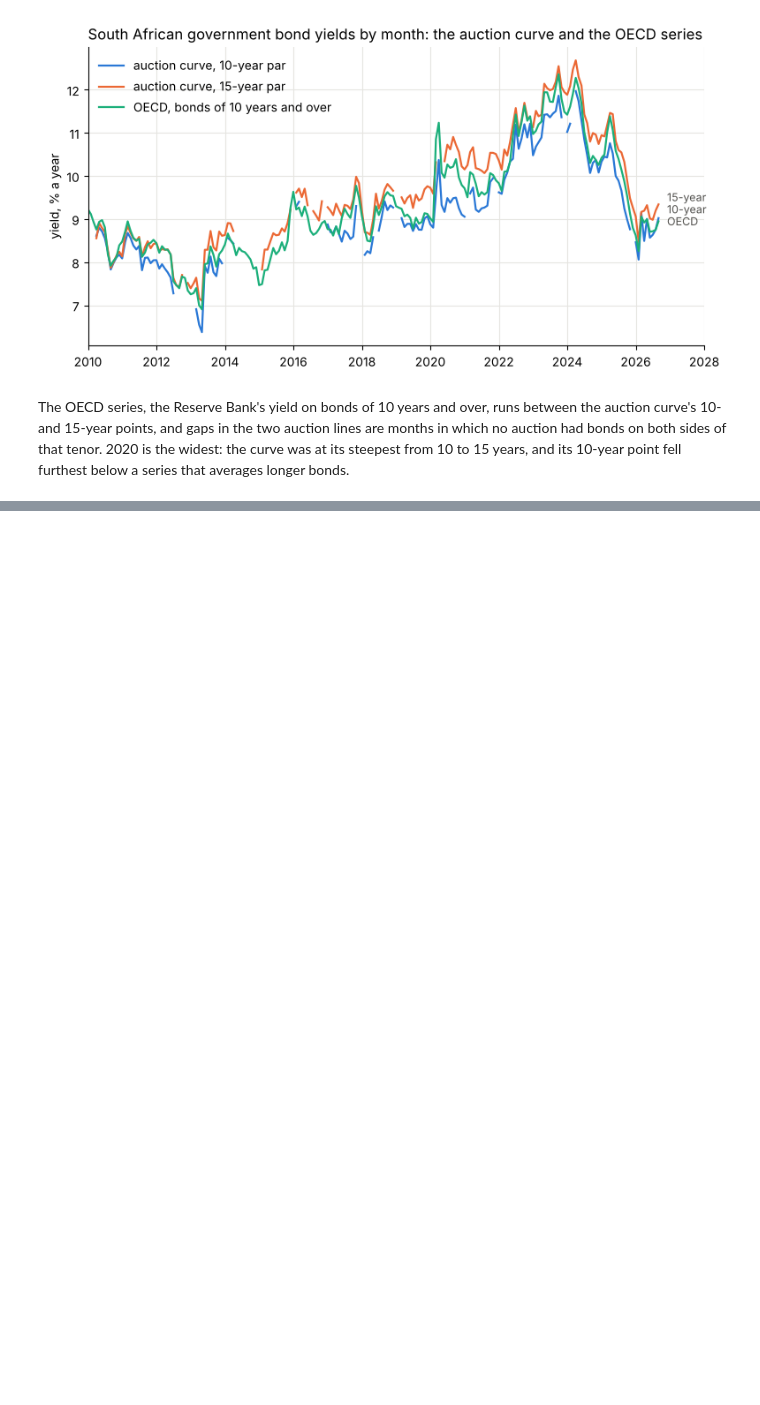
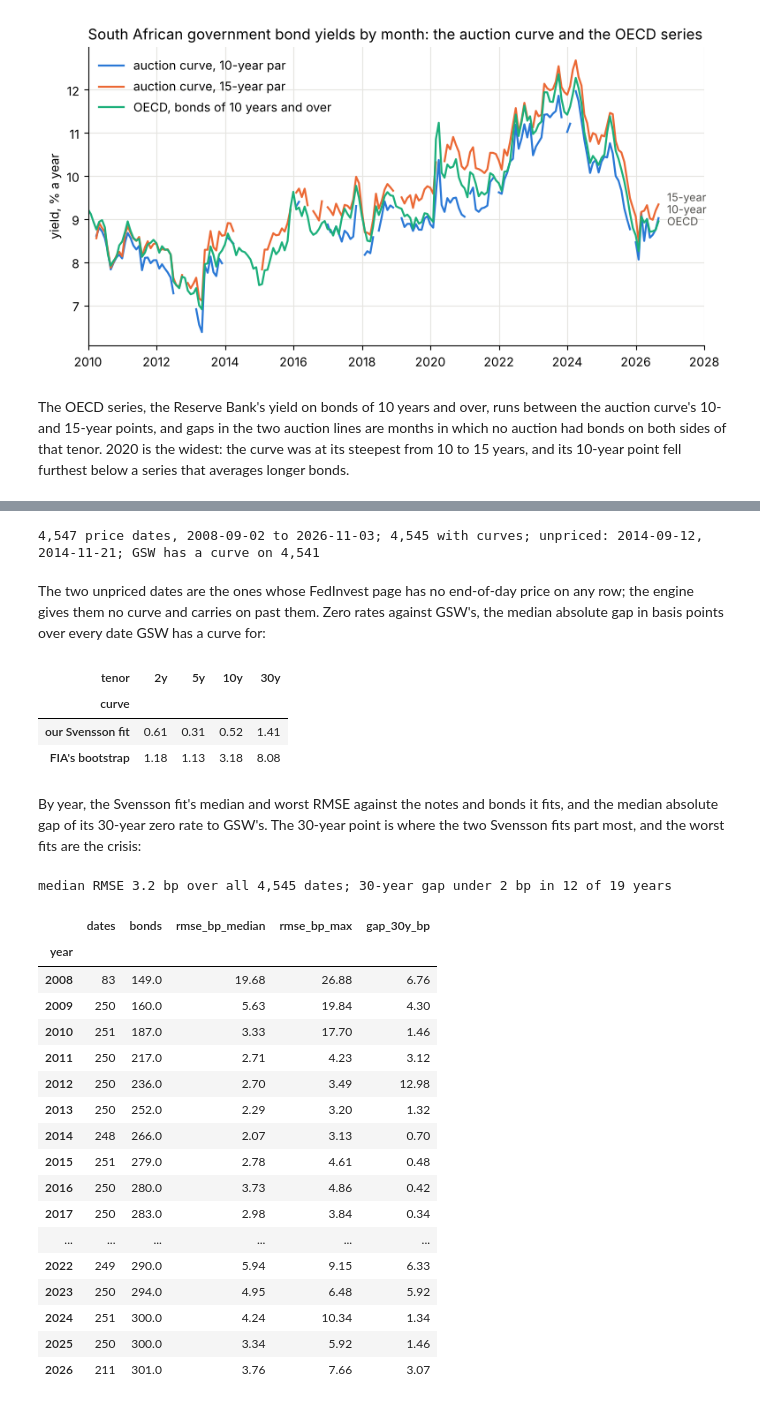
Before and after one commit to Makayacine/Finance, a Jupyter notebook: sovereign-curves-cicd-lambda-glue-ecs/sovereign-curves-walkthrough.ipynb, the cells around one changed output, grey strips where cells are left out. Drawn from its saved outputs; the diff is of its cells as text; code cells hidden in the pictures; blank space fills up the shorter version.

```diff
--- a/sovereign-curves-cicd-lambda-glue-ecs/sovereign-curves-walkthrough.ipynb
+++ b/sovereign-curves-cicd-lambda-glue-ecs/sovereign-curves-walkthrough.ipynb
@@ -595,0 +605,72 @@ had bonds on both sides of that tenor. 2020 is the widest: the curve was at its
+# %%
+import os
+
+env = os.environ.get("SOVEREIGN_CURVES_FULL_LAKE", "")
+FULL = Path(env) if env and (Path(env) / "curve_params").is_dir() else None
+if FULL is None:
+    print("Section 12 is skipped: SOVEREIGN_CURVES_FULL_LAKE " + ("names no folder with curve_params/." if env else "is not set."))
+
+def full_table(name, columns):
+    frame = pd.read_parquet(FULL / name, columns=columns, engine="pyarrow")
+    frame["price_date"] = pd.to_datetime(frame.price_date).dt.date
+    return frame
+
+if FULL is not None:
+    priced = set(full_table("prices", ["price_date"]).price_date)
+    fparams = full_table("curve_params", ["price_date", "curve", "rmse_bp", "n_bonds", "params_at_bound"])
+    fsv = fparams[fparams.curve == "svensson"].assign(year=lambda f: f.price_date.map(lambda d: d.year))
+    curved = set(fsv.price_date)
+    print(f"{len(priced):,} price dates, {min(priced)} to {max(priced)}; {len(curved):,} with curves; "
+          f"unpriced: {', '.join(str(d) for d in sorted(priced - curved))}; "
+          f"GSW has a curve on {fparams[fparams.curve == 'gsw'].price_date.nunique():,}")
+# %% [output]
+4,547 price dates, 2008-09-02 to 2026-11-03; 4,545 with curves; unpriced: 2014-09-12, 2014-11-21; GSW has a curve on 4,541
+# %% [markdown]
+The two unpriced dates are the ones whose FedInvest page has no end-of-day price on any row; the
+engine gives them no curve and carries on past them. Zero rates against GSW's, the median absolute
+gap in basis points over every date GSW has a curve for:
+# %%
+if FULL is not None:
+    z = full_table("curves", ["price_date", "curve", "tenor", "zero_rate"])
+    z = z[z.tenor.isin([2.0, 5.0, 10.0, 30.0])].pivot_table(index=["price_date", "tenor"], columns="curve", values="zero_rate")
+    z = z.dropna(subset=["gsw"]).reset_index()
+    gap = z[["price_date", "tenor"]].assign(**{c: (z[c] - z.gsw).abs() * 100 for c in ("svensson", "fia_bootstrap")})
+    display(gap.groupby("tenor")[["svensson", "fia_bootstrap"]].median().T.round(2)
+            .rename(index={"svensson": "our Svensson fit", "fia_bootstrap": "FIA's bootstrap"}, columns=lambda t: f"{t:g}y"))
+# %% [output]
+| tenor | 2y | 5y | 10y | 30y |
+| curve |  |  |  |  |
+| our Svensson fit | 0.61 | 0.31 | 0.52 | 1.41 |
+| FIA's bootstrap | 1.18 | 1.13 | 3.18 | 8.08 |
+# %% [markdown]
+By year, the Svensson fit's median and worst RMSE against the notes and bonds it fits, and the
+median absolute gap of its 30-year zero rate to GSW's. The 30-year point is where the two Svensson
+fits part most, and the worst fits are the crisis:
+# %%
+if FULL is not None:
+    by_year = fsv.groupby("year").agg(dates=("price_date", "size"), bonds=("n_bonds", "median"),
+                                      rmse_bp_median=("rmse_bp", "median"), rmse_bp_max=("rmse_bp", "max"))
+    by_year["gap_30y_bp"] = gap[gap.tenor == 30.0].groupby(gap.price_date.map(lambda d: d.year)).svensson.median()
+    print(f"median RMSE {fsv.rmse_bp.median():.1f} bp over all {len(fsv):,} dates; "
+          f"30-year gap under 2 bp in {(by_year.gap_30y_bp < 2).sum()} of {len(by_year)} years")
+    display(by_year.round(2))
+# %% [output]
+median RMSE 3.2 bp over all 4,545 dates; 30-year gap under 2 bp in 12 of 19 years
+|  | dates | bonds | rmse_bp_median | rmse_bp_max | gap_30y_bp |
+| year |  |  |  |  |  |
+| 2008 | 83 | 149.0 | 19.68 | 26.88 | 6.76 |
+| 2009 | 250 | 160.0 | 5.63 | 19.84 | 4.30 |
+| 2010 | 251 | 187.0 | 3.33 | 17.70 | 1.46 |
+| 2011 | 250 | 217.0 | 2.71 | 4.23 | 3.12 |
+| 2012 | 250 | 236.0 | 2.70 | 3.49 | 12.98 |
+| 2013 | 250 | 252.0 | 2.29 | 3.20 | 1.32 |
+| 2014 | 248 | 266.0 | 2.07 | 3.13 | 0.70 |
+| 2015 | 251 | 279.0 | 2.78 | 4.61 | 0.48 |
+| 2016 | 250 | 280.0 | 3.73 | 4.86 | 0.42 |
+| 2017 | 250 | 283.0 | 2.98 | 3.84 | 0.34 |
+| ... | ... | ... | ... | ... | ... |
+| 2022 | 249 | 290.0 | 5.94 | 9.15 | 6.33 |
+| 2023 | 250 | 294.0 | 4.95 | 6.48 | 5.92 |
+| 2024 | 251 | 300.0 | 4.24 | 10.34 | 1.34 |
+| 2025 | 250 | 300.0 | 3.34 | 5.92 | 1.46 |
+| 2026 | 211 | 301.0 | 3.76 | 7.66 | 3.07 |
```
Also changed, not shown: parts of 6 cells of this notebook, 1 other file.
